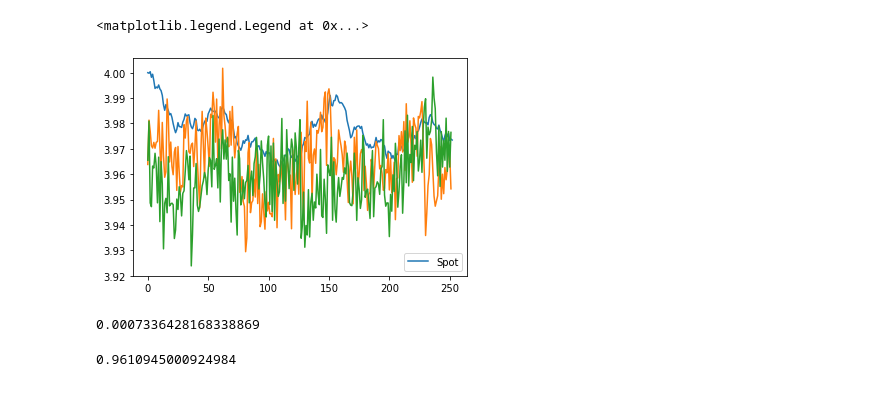
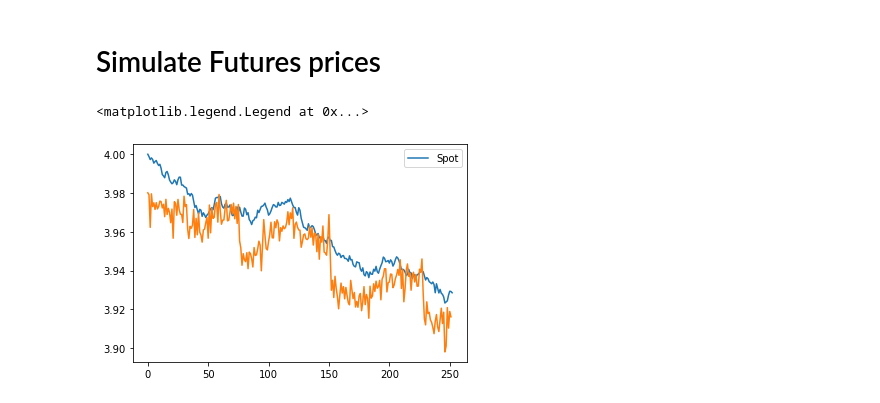
Before and after one commit to suren777/spread-filter, a Jupyter notebook: filter_playground.ipynb, the cells around one changed output. Saved outputs shown, nothing was run; the diff lists cells and outputs as text; code cells hidden in the pictures.

```diff
--- a/filter_playground.ipynb
+++ b/filter_playground.ipynb
@@ -3,24 +3,17 @@ from price_generator import  generate_path
 import numpy as np
 import matplotlib.pyplot as plt
+# %% [markdown]
+# Simulate Futures prices
 # %%
 x0, alpha, lmbd, sigma, kappa, dt = 4, 0.09, 0.37, 0.43, 0.03, 1/252.
 c1,c2,c3,c4 = 1.2,-0.19,0.1,-0.34
-eta = 0.01
+eta = 0.005
 n_steps = 252
 Tn=[0.3]
-price_path = generate_path(x0, alpha, lmbd, sigma, kappa, dt, Tn, c1, c2, c3, c4, eta, n_steps)
+price_path = generate_futures_path(x0, alpha, lmbd, sigma, kappa, dt, Tn, c1, c2, c3, c4, eta, n_steps)
 plt.plot(price_path[0].T,label='Spot')
 plt.plot(price_path[1].T)
 plt.legend()
 # %% [output]
 <matplotlib.legend.Legend at 0x...>
-[figure, old version]
+[figure, new version]
-# %%
-var = sigma * sigma / (2 * kappa) * (1 - np.exp(-2 * kappa * dt))
-var
-# %% [output]
-0.0007336428168338869
-# %%
- np.exp(-2 * 5 * dt)
-# %% [output]
-0.9610945000924984
```
Also changed, not shown: parts of 3 cells of this notebook, 2 other files.
